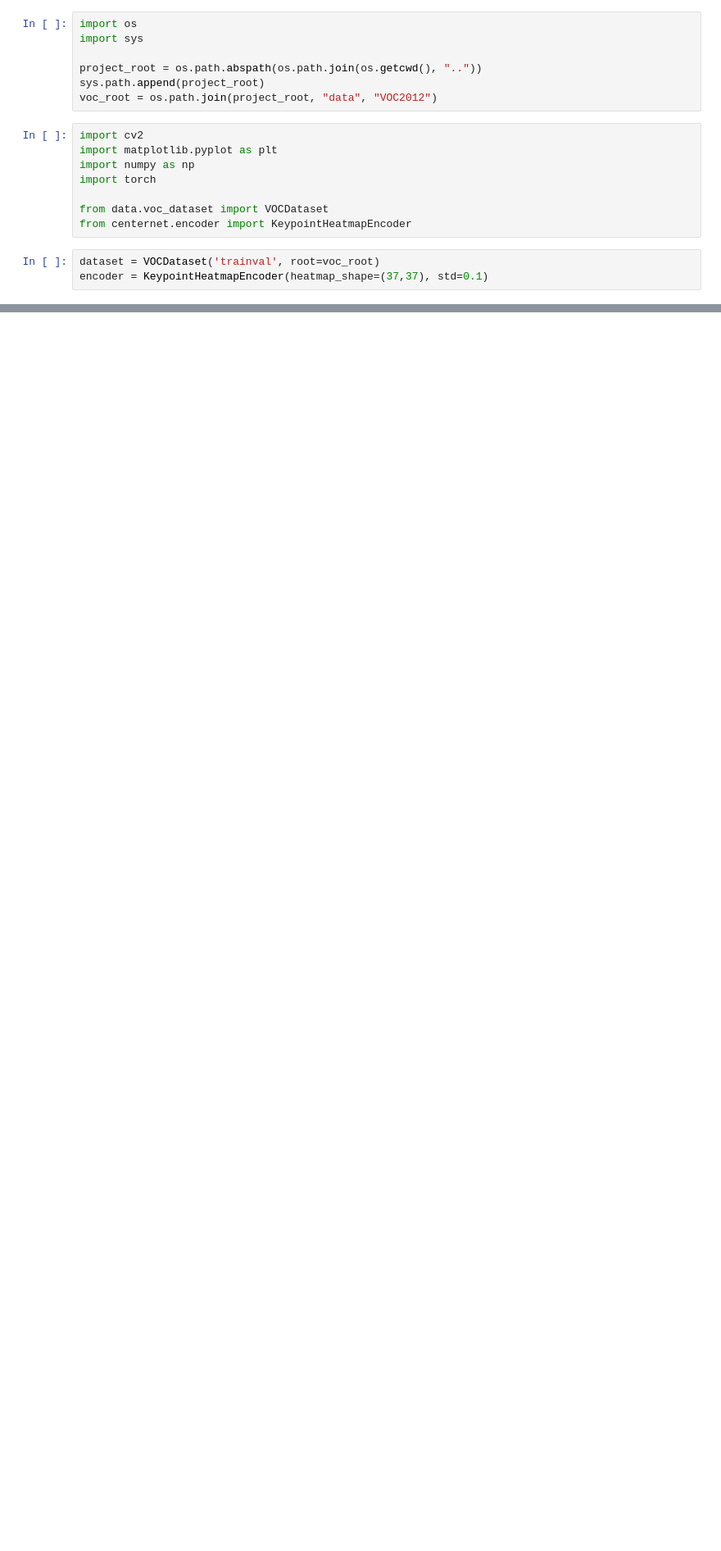
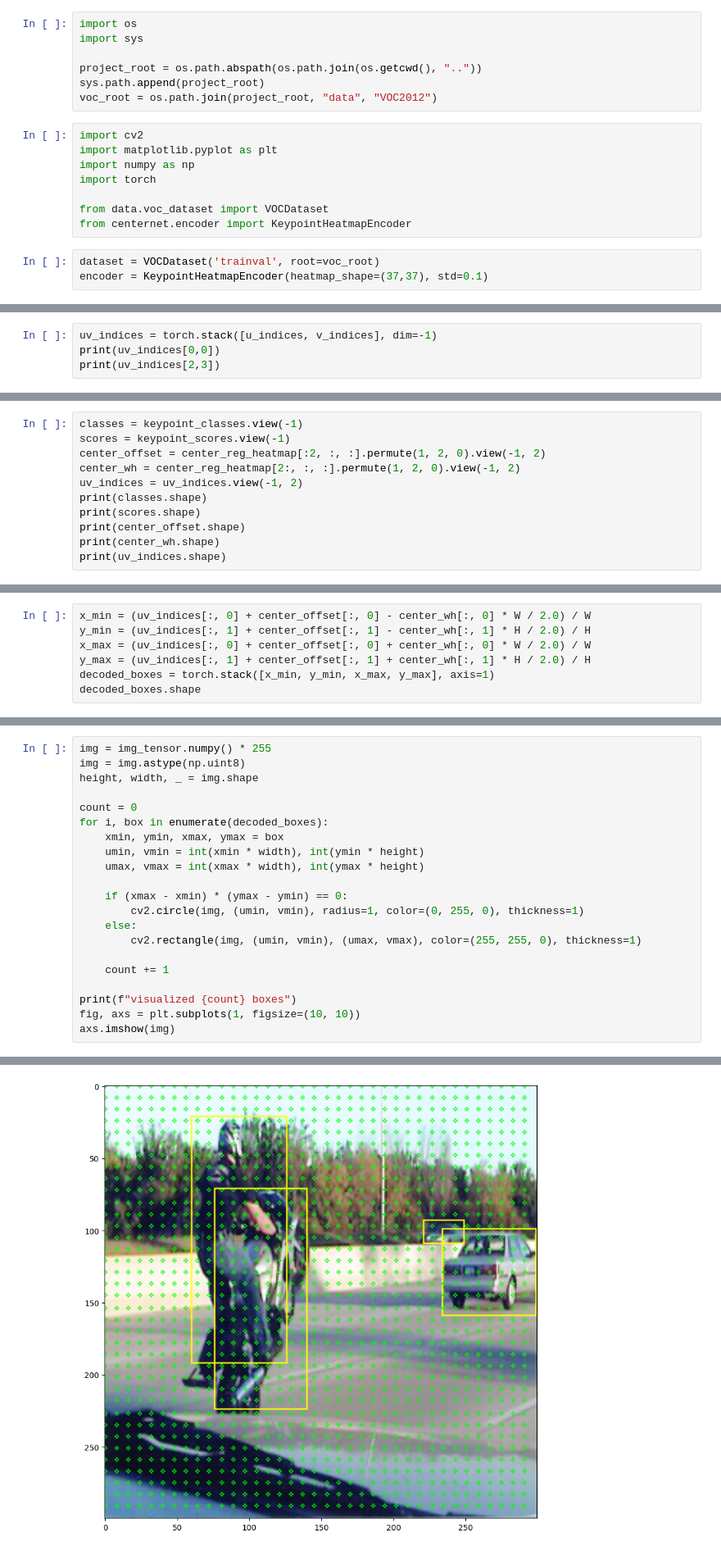
Before and after one commit to calvinfeng/deep-learning-playground, a Jupyter notebook: notebooks/test_keypoint_encoder.ipynb, the cells around one changed output, grey strips where cells are left out. Shown at 82% size. Drawn from its saved outputs; the diff is of its cells as text; blank space fills up the shorter version.

```diff
--- a/notebooks/test_keypoint_encoder.ipynb
+++ b/notebooks/test_keypoint_encoder.ipynb
@@ -54,0 +156,4 @@ Max value from heatmap 1.0
+# %%
+uv_indices = torch.stack([u_indices, v_indices], dim=-1)
+print(uv_indices[0,0])
+print(uv_indices[2,3])
@@ -54,0 +163,11 @@ Max value from heatmap 1.0
+# %%
+classes = keypoint_classes.view(-1)
+scores = keypoint_scores.view(-1)
+center_offset = center_reg_heatmap[:2, :, :].permute(1, 2, 0).view(-1, 2)
+center_wh = center_reg_heatmap[2:, :, :].permute(1, 2, 0).view(-1, 2)
+uv_indices = uv_indices.view(-1, 2)
+print(classes.shape)
+print(scores.shape)
+print(center_offset.shape)
+print(center_wh.shape)
+print(uv_indices.shape)
@@ -54,0 +180,7 @@ Max value from heatmap 1.0
+# %%
+x_min = (uv_indices[:, 0] + center_offset[:, 0] - center_wh[:, 0] * W / 2.0) / W
+y_min = (uv_indices[:, 1] + center_offset[:, 1] - center_wh[:, 1] * H / 2.0) / H
+x_max = (uv_indices[:, 0] + center_offset[:, 0] + center_wh[:, 0] * W / 2.0) / W
+y_max = (uv_indices[:, 1] + center_offset[:, 1] + center_wh[:, 1] * H / 2.0) / H
+decoded_boxes = torch.stack([x_min, y_min, x_max, y_max], axis=1)
+decoded_boxes.shape
@@ -54,0 +217,22 @@ Max value from heatmap 1.0
+# %%
+img = img_tensor.numpy() * 255
+img = img.astype(np.uint8)
+height, width, _ = img.shape
+
+count = 0
+for i, box in enumerate(decoded_boxes):
+    xmin, ymin, xmax, ymax = box
+    umin, vmin = int(xmin * width), int(ymin * height)
+    umax, vmax = int(xmax * width), int(ymax * height)
+
+    if (xmax - xmin) * (ymax - ymin) == 0:
+        cv2.circle(img, (umin, vmin), radius=1, color=(0, 255, 0), thickness=1)
+    else:
+        cv2.rectangle(img, (umin, vmin), (umax, vmax), color=(255, 255, 0), thickness=1)
+
+    count += 1
+
+print(f"visualized {count} boxes")
+fig, axs = plt.subplots(1, figsize=(10, 10))
+axs.imshow(img)
+# %% [output]
@@ -54,0 +241 @@ Max value from heatmap 1.0
+[figure, added]
```
Also changed, not shown: parts of 28 cells of this notebook, 1 other file.
